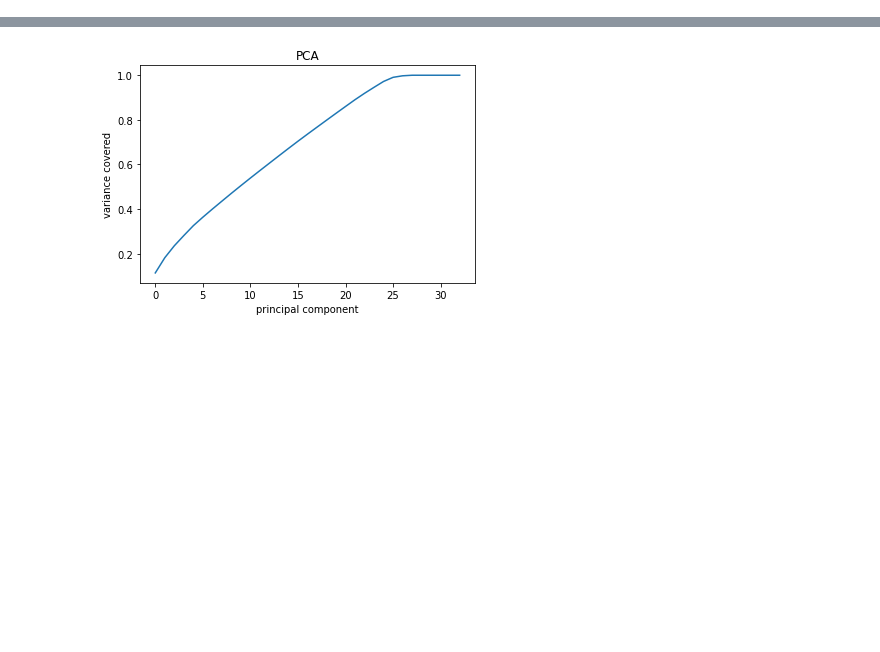
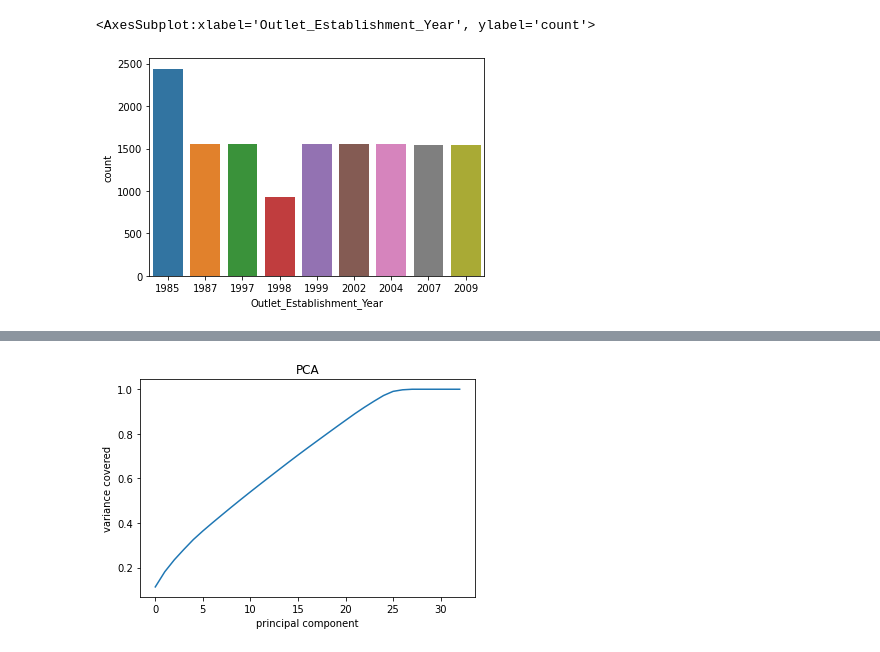
Before and after one commit to maaniaxs/Machine-Leaning-, a Jupyter notebook: PRACTICE_PROJECT/Big_Data_Mart_Sales_Project.ipynb, the cells around one changed output, grey strips where cells are left out. Cells and saved outputs as stored; diff of their text form; code cells hidden in the pictures; blank space fills up the shorter version.

```diff
--- a/PRACTICE_PROJECT/Big_Data_Mart_Sales_Project.ipynb
+++ b/PRACTICE_PROJECT/Big_Data_Mart_Sales_Project.ipynb
@@ -569,0 +230,7 @@ mean_squared_error 1115663.1970106424
+# %%
+# PLOTTING COUNTPLOT OF 'Outlet_Establishment_Year'   # it's categorical feature
+sns.countplot(df['Outlet_Establishment_Year'])
+                                                        #   9 different types of value in this feature
+# %% [output]
+<AxesSubplot:xlabel='Outlet_Establishment_Year', ylabel='count'>
+[figure, added]
```
Also changed, not shown: parts of 214 cells of this notebook.
